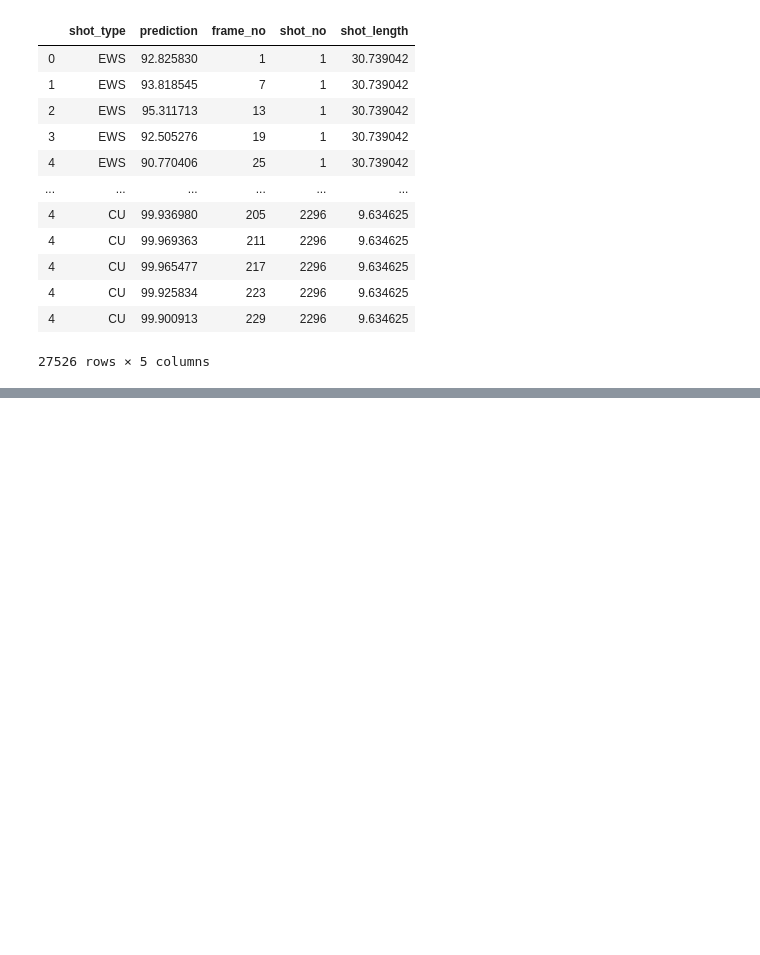
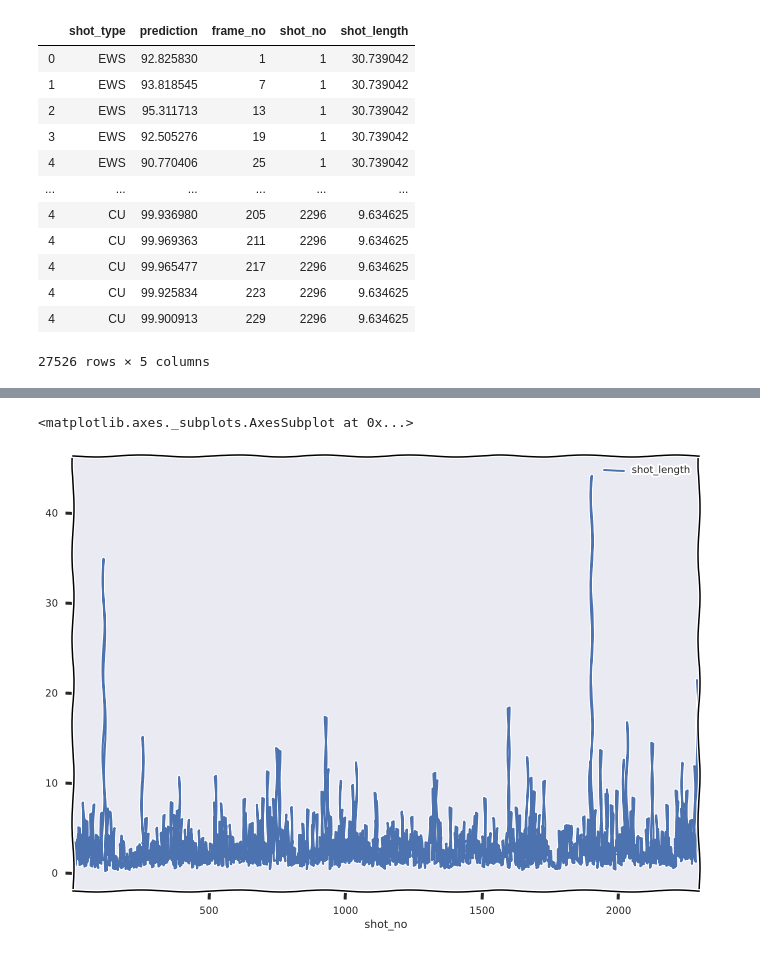
Before and after one commit to rsomani95/shot-boundary-detection, a Jupyter notebook: predict-shot-types.ipynb, the cells around one changed output, grey strips where cells are left out. Saved outputs shown, nothing was run; the diff lists cells and outputs as text; code cells hidden in the pictures; blank space fills up the shorter version.

```diff
--- a/predict-shot-types.ipynb
+++ b/predict-shot-types.ipynb
@@ -290,0 +322,6 @@ cols(
+# %%
+with plt.xkcd():
+    shot_list.plot(x='shot_no',y='shot_length', figsize=(10,8))
+# %% [output]
+<matplotlib.axes._subplots.AxesSubplot at 0x...>
+[figure, added]
```
Also changed, not shown: parts of 19 cells of this notebook.
